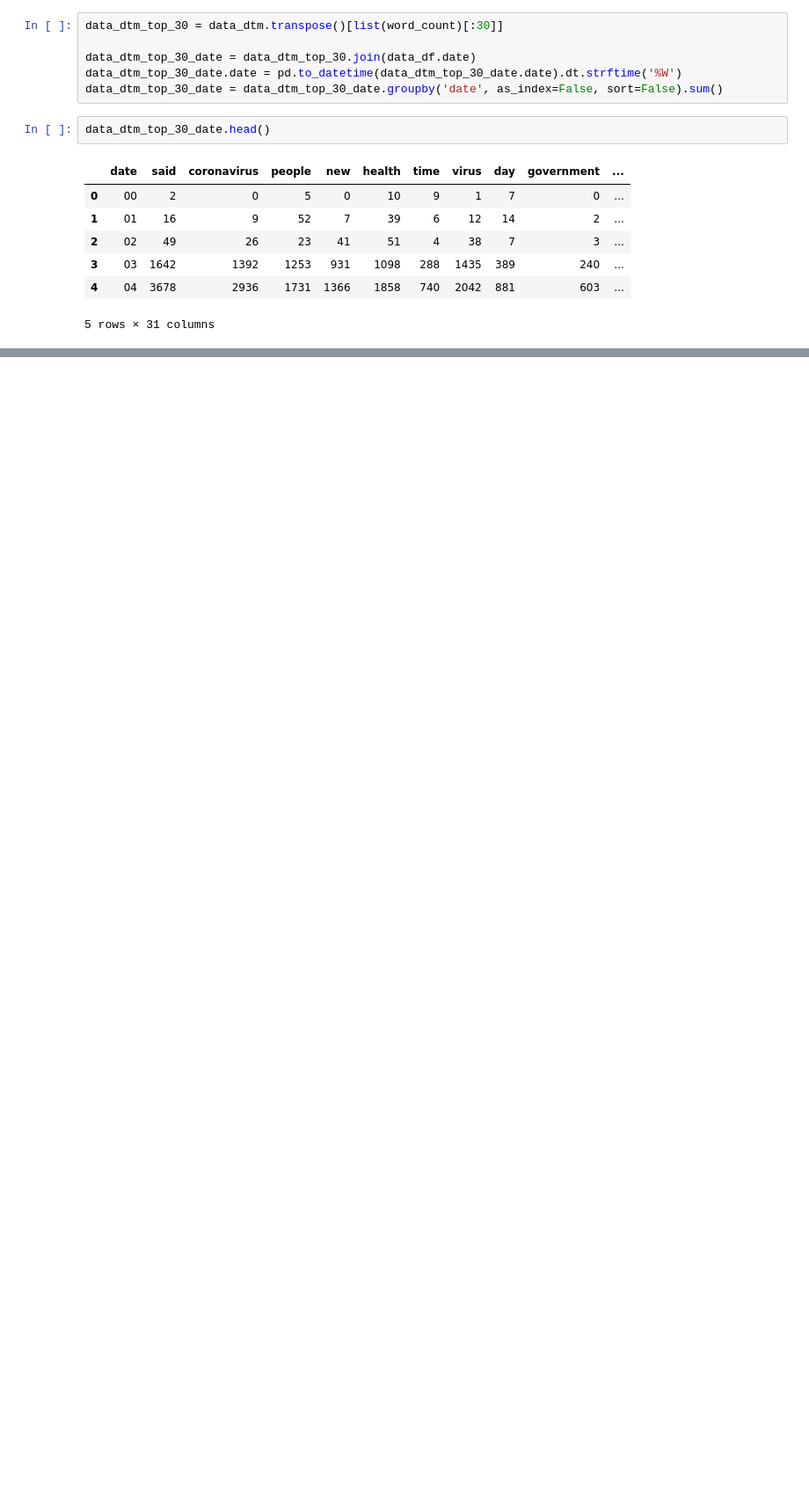
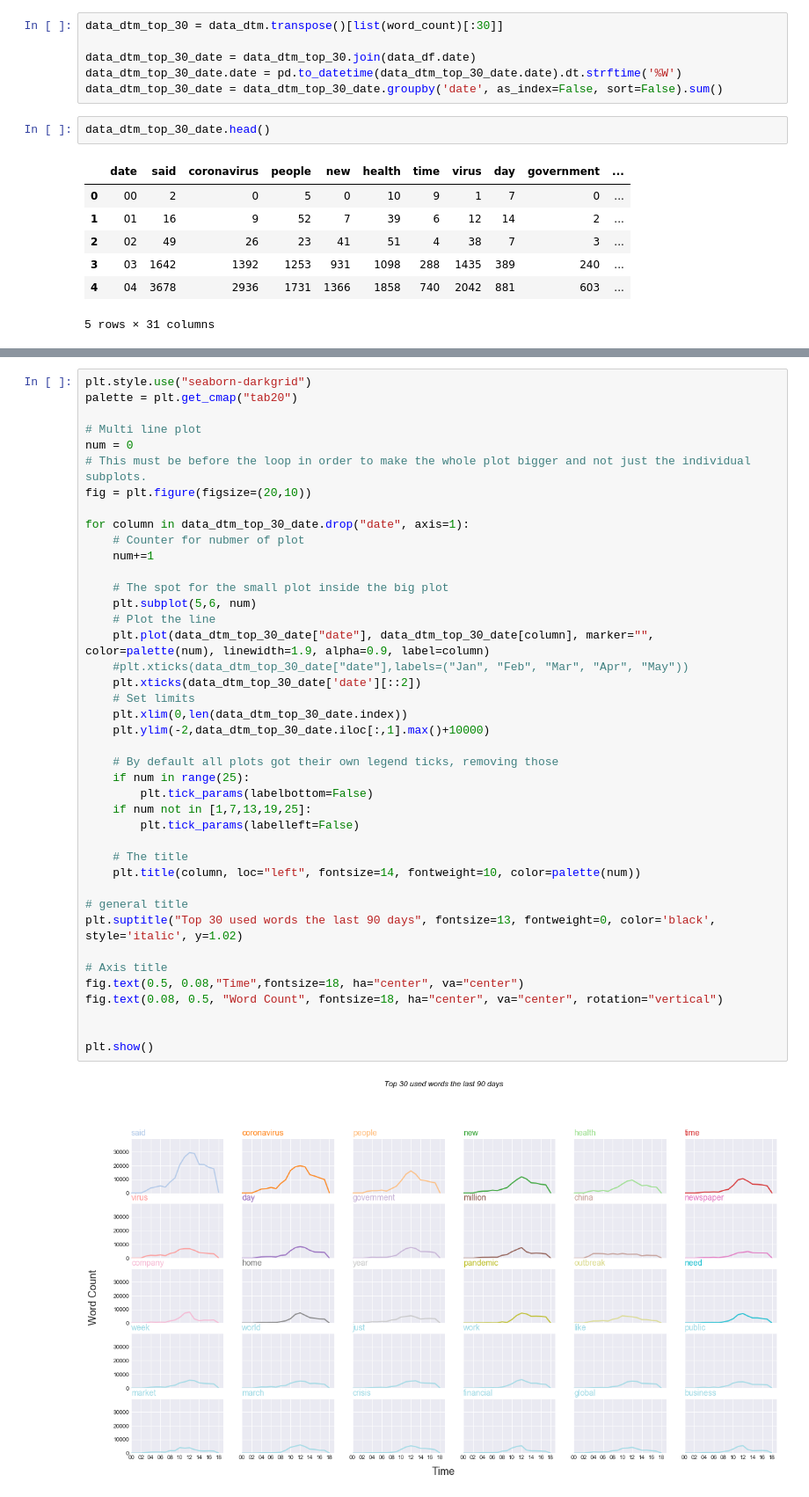
Before and after one commit to miguel2650/covid-19-research, a Jupyter notebook: 2-data-analysis.ipynb, the cells around one changed output, grey strips where cells are left out. Shown at 88% size. Saved outputs shown, nothing was run; the diff lists cells and outputs as text; blank space fills up the shorter version.

Commit message:
Fixed issue with creation of pickle folder. Added visualization for top 30 words

```diff
--- a/2-data-analysis.ipynb
+++ b/2-data-analysis.ipynb
@@ -112,0 +113,43 @@ plt.show()
+# %%
+plt.style.use("seaborn-darkgrid")
+palette = plt.get_cmap("tab20")
+
+# Multi line plot
+num = 0
+# This must be before the loop in order to make the whole plot bigger and not just the individual subplots.
+fig = plt.figure(figsize=(20,10))
+
+for column in data_dtm_top_30_date.drop("date", axis=1):
+    # Counter for nubmer of plot
+    num+=1
+
+    # The spot for the small plot inside the big plot
+    plt.subplot(5,6, num)
+    # Plot the line
+    plt.plot(data_dtm_top_30_date["date"], data_dtm_top_30_date[column], marker="", color=palette(num), linewidth=1.9, alpha=0.9, label=column)
+    #plt.xticks(data_dtm_top_30_date["date"],labels=("Jan", "Feb", "Mar", "Apr", "May"))
+    plt.xticks(data_dtm_top_30_date['date'][::2])
+    # Set limits
+    plt.xlim(0,len(data_dtm_top_30_date.index))
+    plt.ylim(-2,data_dtm_top_30_date.iloc[:,1].max()+10000)
+
+    # By default all plots got their own legend ticks, removing those
+    if num in range(25):
+        plt.tick_params(labelbottom=False)
+    if num not in [1,7,13,19,25]:
+        plt.tick_params(labelleft=False)
+
+    # The title
+    plt.title(column, loc="left", fontsize=14, fontweight=10, color=palette(num))
+
+# general title
+plt.suptitle("Top 30 used words the last 90 days", fontsize=13, fontweight=0, color='black', style='italic', y=1.02)
+
+# Axis title
+fig.text(0.5, 0.08,"Time",fontsize=18, ha="center", va="center")
+fig.text(0.08, 0.5, "Word Count", fontsize=18, ha="center", va="center", rotation="vertical")
+
+
+plt.show()
+# %% [output]
+[figure, added]
```
Also changed, not shown: parts of 1 cell of this notebook, 2 other files.
